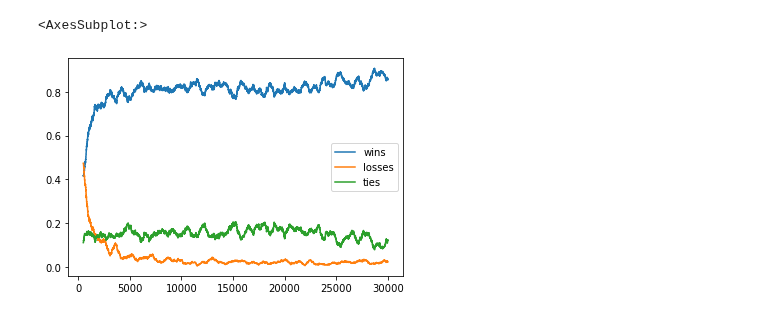
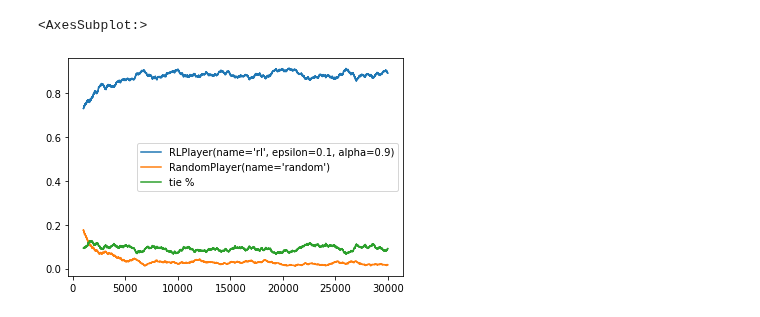
Before and after one commit to matteosantama/tictactoe, a Jupyter notebook: playground.ipynb, the cells around one changed output. Cells and saved outputs as stored; diff of their text form; code cells hidden in the pictures.

```diff
--- a/playground.ipynb
+++ b/playground.ipynb
@@ -14,24 +5,33 @@ tictactoe.register(rl_player)
-# %%
-num_games = 30000
-wins = []
-losses = []
-ties = []
-
-for episode in range(num_games):
-    winner = tictactoe.play()
-    wins.append(winner == rl_player)
-    losses.append(winner == random_player)
-    ties.append(winner is None)
-    tictactoe.reset()
+# %%
+rl = RLPlayer('rl')
+rando = RandomPlayer('random')
+adversary = RLPlayer('adversary')
+
+num_games = 30000
+window = 1000
 # %%
-wins = pd.Series(wins, name='wins')
-losses = pd.Series(losses, name='losses')
-ties = pd.Series(ties, name='ties')
+game1 = TicTacToe(verbose=False)
+game1.register(rl)
+game1.register(rando)
 
-window = 500
-wins.rolling(window).mean().plot(legend=True)
-losses.rolling(window).mean().plot(legend=True)
+p1 = []
+p2 = []
+ties = []
+
+for episode in range(num_games):
+    winner = game1.play()
+    p1.append(winner == game1.players[0])
+    p2.append(winner == game1.players[1])
+    ties.append(winner is None)
+    game1.reset()
+
+p1 = pd.Series(p1, name=game1.players[0])
+p2 = pd.Series(p2, name=game1.players[1])
+ties = pd.Series(ties, name='tie %')
+
+p1.rolling(window).mean().plot(legend=True)
+p2.rolling(window).mean().plot(legend=True)
 ties.rolling(window).mean().plot(legend=True)
 # %% [output]
 <AxesSubplot:>
-[figure, old version]
+[figure, new version]
```
Also changed, not shown: parts of 4 cells of this notebook, 3 other files.
